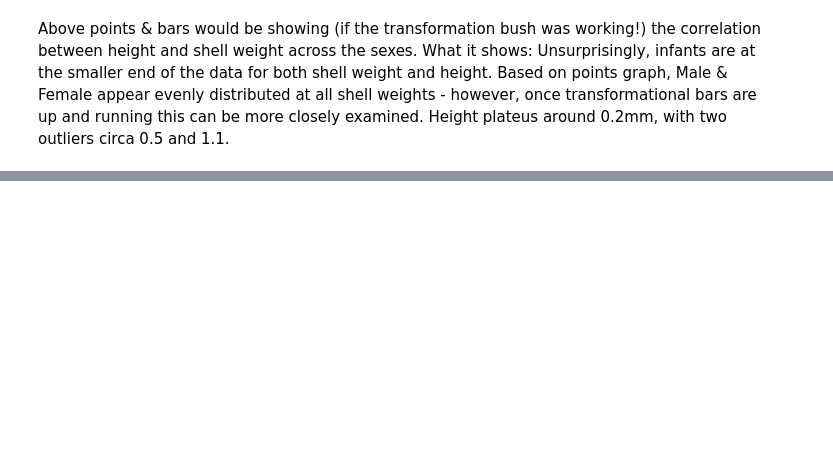
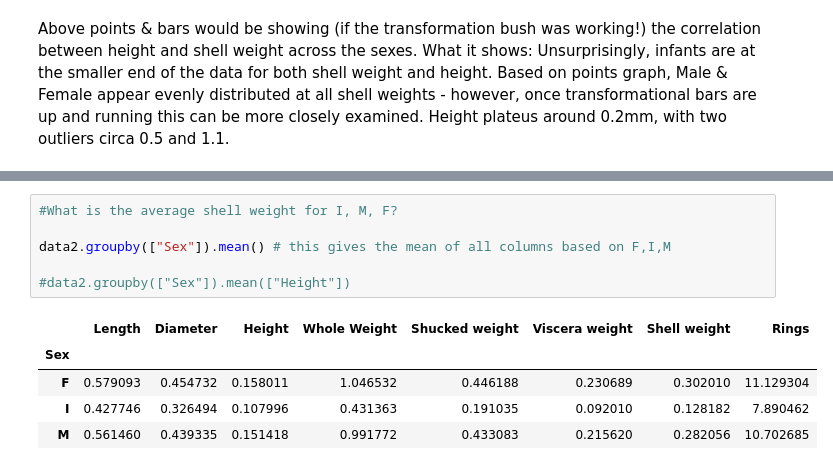
Before and after one commit to SilverAntler/TTA-Home-Learning, a Jupyter notebook: Session_7.ipynb, the cells around one changed output, grey strips where cells are left out. Saved outputs shown, nothing was run; the diff lists cells and outputs as text; blank space fills up the shorter version.

```diff
--- a/Session_7.ipynb
+++ b/Session_7.ipynb
@@ -112,0 +149,12 @@ What it shows: Unsurprisingly, infants are at the smaller end of the data for bo
+# %%
+#What is the average shell weight for I, M, F?
+
+data2.groupby(["Sex"]).mean() # this gives the mean of all columns based on F,I,M
+
+#data2.groupby(["Sex"]).mean(["Height"])
+# %% [output]
+|  | Length | Diameter | Height | Whole Weight | Shucked weight | Viscera weight | Shell weight | Rings |
+| Sex |  |  |  |  |  |  |  |  |
+| F | 0.579093 | 0.454732 | 0.158011 | 1.046532 | 0.446188 | 0.230689 | 0.302010 | 11.129304 |
+| I | 0.427746 | 0.326494 | 0.107996 | 0.431363 | 0.191035 | 0.092010 | 0.128182 | 7.890462 |
+| M | 0.561460 | 0.439335 | 0.151418 | 0.991772 | 0.433083 | 0.215620 | 0.282056 | 10.702685 |
```
Also changed, not shown: parts of 6 cells of this notebook.
